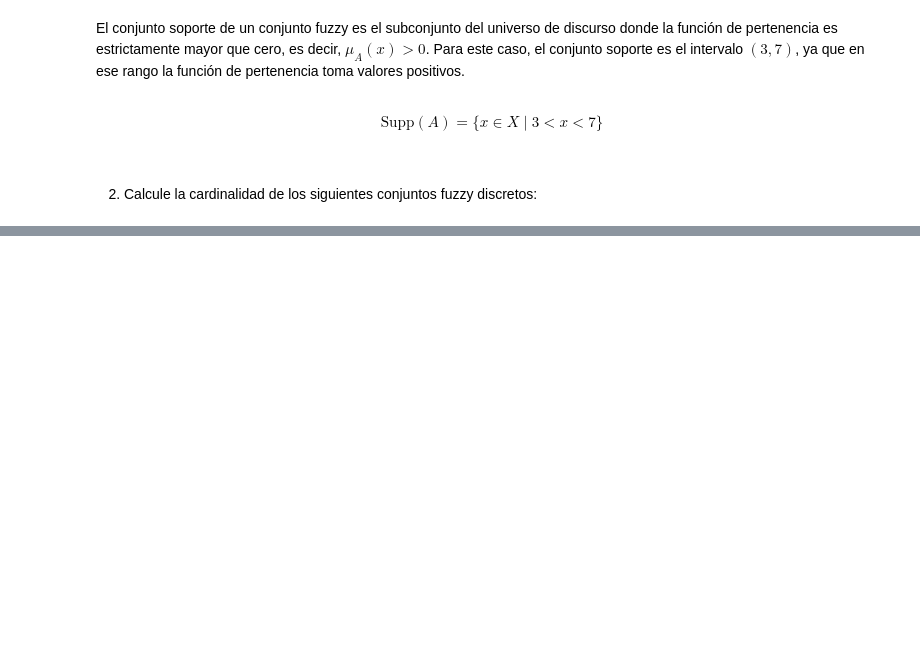
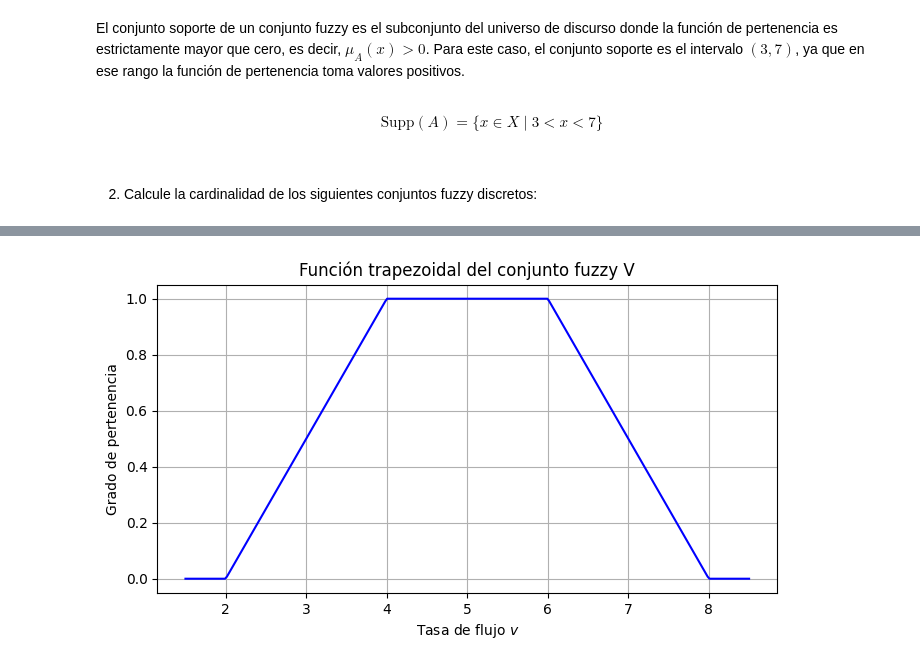
Before and after one commit to aalejoz25/Inteligencia-Computacional, a Jupyter notebook: Tarea1.ipynb, the cells around one changed output, grey strips where cells are left out. Cells and saved outputs as stored; diff of their text form; code cells hidden in the pictures; blank space fills up the shorter version.

```diff
--- a/Tarea1.ipynb
+++ b/Tarea1.ipynb
@@ -91,0 +134,25 @@ c) $$\mu_C(x) = \frac{x}{x+1}, \quad \text{con } x \in \{0, 1, 2, \ldots, 10\}.$
+# %%
+def mu_V(v):
+    if v < 2:
+        return 0
+    elif 2 <= v < 4:
+        return 0.5 * v - 1
+    elif 4 <= v <= 6:
+        return 1
+    elif 6 < v <= 8:
+        return -0.5 * v + 4
+    else:
+        return 0
+
+v_vals = np.linspace(1.5, 8.5, 300)
+mu_vals = [mu_V(v) for v in v_vals]
+
+plt.figure(figsize=(8,4))
+plt.plot(v_vals, mu_vals, color='blue')
+plt.title('Función trapezoidal del conjunto fuzzy V')
+plt.xlabel('Tasa de flujo $v$')
+plt.ylabel('Grado de pertenencia')
+plt.grid(True)
+plt.show()
+# %% [output]
+[figure, added]
```
Also changed, not shown: parts of 10 cells of this notebook.
